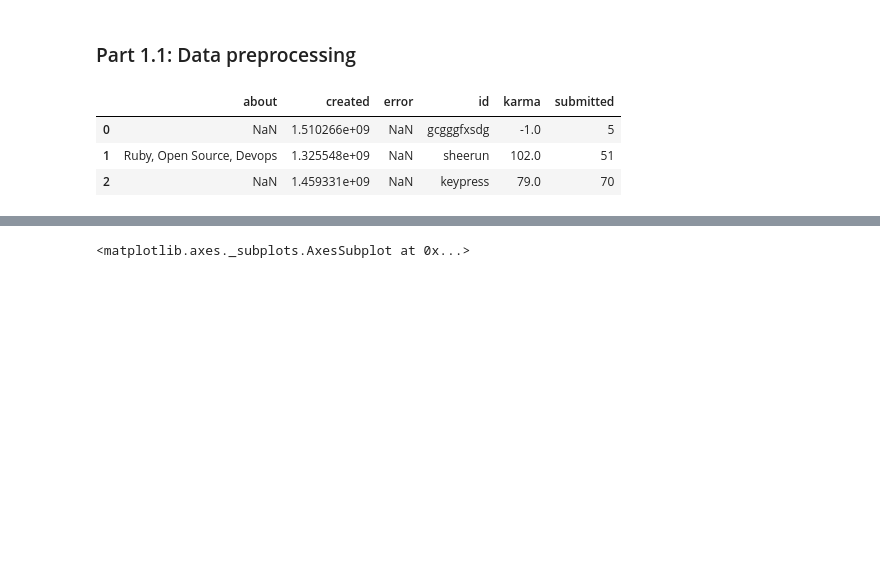
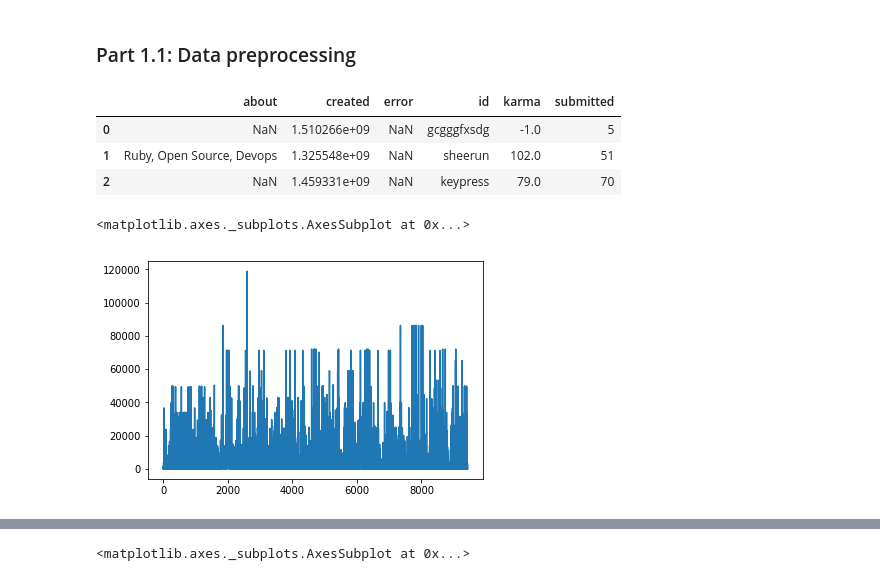
Before and after one commit to lakridserne/PowerSmiling, a Jupyter notebook: assignment_6/Assignment 6.ipynb, the cells around one changed output, grey strips where cells are left out. Drawn from its saved outputs; the diff is of its cells as text; code cells hidden in the pictures; blank space fills up the shorter version.

```diff
--- a/assignment_6/Assignment 6.ipynb
+++ b/assignment_6/Assignment 6.ipynb
@@ -14,7 +14,7 @@ time and our output variable is points. X (time) and Y (points).
 # %% [markdown]
 ### Part 1.1: Data preprocessing
 # %%
-dataframe = pandas.read_json('./users.json')
+dataframe = pd.read_json('./users.json')
 dataframe.head(3)
 # %% [output]
 |  | about | created | error | id | karma | submitted |
@@ -24,3 +24,8 @@ dataframe.head(3)
 # %%
 dataframe = dataframe[dataframe['created'].notnull()]
 dataframe = dataframe[dataframe['karma'].notnull()]
+# %%
+dataframe['karma'].plot()
+# %% [output]
+<matplotlib.axes._subplots.AxesSubplot at 0x...>
+[figure, added]
```
Also changed, not shown: parts of 38 cells of this notebook.
